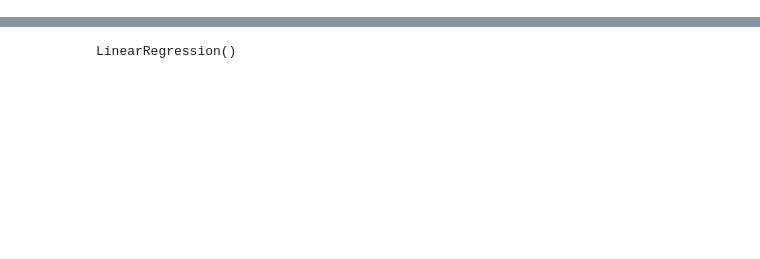
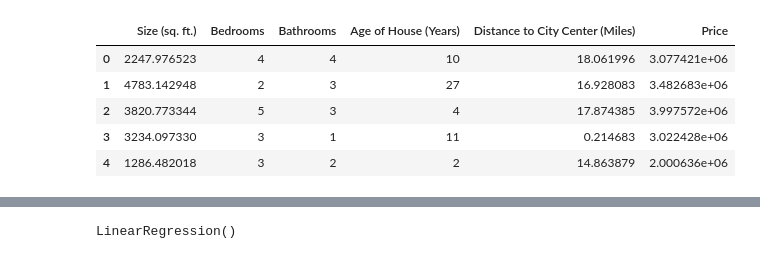
Before and after one commit to fuleabhijit/ML-Notes, a Jupyter notebook: ML.ipynb, the cells around one changed output, grey strips where cells are left out. Cells and saved outputs as stored; diff of their text form; code cells hidden in the pictures; blank space fills up the shorter version.

```diff
--- a/ML.ipynb
+++ b/ML.ipynb
@@ -6,3 +9,10 @@ from sklearn.linear_model import LinearRegression
 # %%
-df = pd.read_csv('advertising_sales_data_1000rows.csv')
+df = pd.read_csv('house_price_dataset_clean (1).csv')
 df.head()
+# %% [output]
+|  | Size (sq. ft.) | Bedrooms | Bathrooms | Age of House (Years) | Distance to City Center (Miles) | Price |
+| 0 | 2247.976523 | 4 | 4 | 10 | 18.061996 | 3.077421e+06 |
+| 1 | 4783.142948 | 2 | 3 | 27 | 16.928083 | 3.482683e+06 |
+| 2 | 3820.773344 | 5 | 3 | 4 | 17.874385 | 3.997572e+06 |
+| 3 | 3234.097330 | 3 | 1 | 11 | 0.214683 | 3.022428e+06 |
+| 4 | 1286.482018 | 3 | 2 | 2 | 14.863879 | 2.000636e+06 |
```
Also changed, not shown: parts of 12 cells of this notebook.
